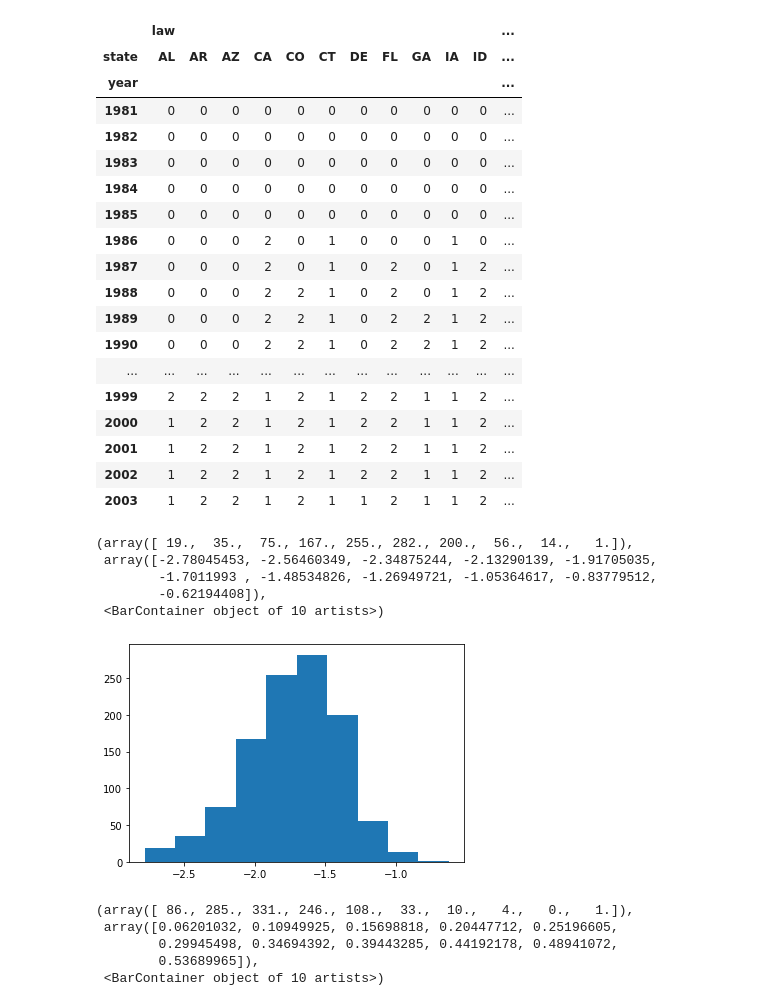
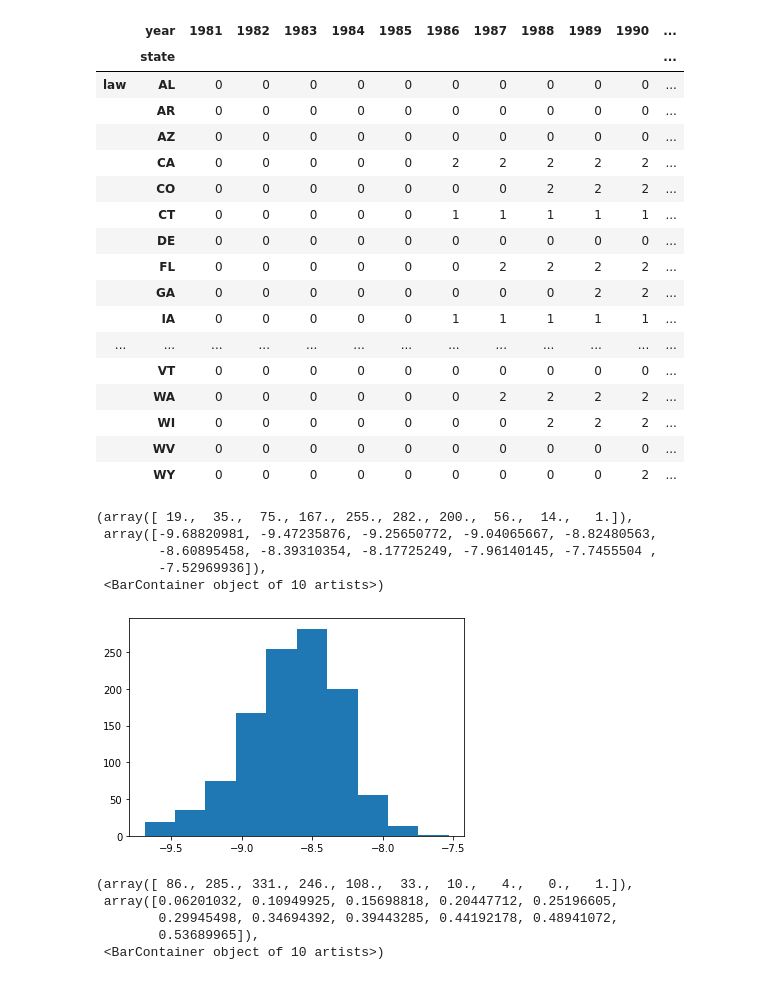
Before and after one commit to yazenkk/ARE213_Fall2023, a Jupyter notebook: PSet 2/Python/ARE213 PSet2 Question1.ipynb, the cells around one changed output. Drawn from its saved outputs; the diff is of its cells as text; code cells hidden in the pictures.

Commit message:
new graphs

```diff
--- a/PSet 2/Python/ARE213 PSet2 Question1.ipynb
+++ b/PSet 2/Python/ARE213 PSet2 Question1.ipynb
@@ -68,5 +71,6 @@ years.style.applymap(even_number_background)
 # %%
 years_sec = data.pivot(index = 'year', columns = ['state'], values = ['law'])
+years_sec = years_sec.transpose()
 
 def even_number_background(cell_value):
 
@@ -87,35 +91,34 @@ years_sec.style.applymap(even_number_background)
 
 #years.head(50)
 # %% [output]
-|  | law |  |  |  |  |  |  |  |  |  |  | ... |
-| state | AL | AR | AZ | CA | CO | CT | DE | FL | GA | IA | ID | ... |
-| year |  |  |  |  |  |  |  |  |  |  |  | ... |
-| 1981 | 0 | 0 | 0 | 0 | 0 | 0 | 0 | 0 | 0 | 0 | 0 | ... |
-| 1982 | 0 | 0 | 0 | 0 | 0 | 0 | 0 | 0 | 0 | 0 | 0 | ... |
-| 1983 | 0 | 0 | 0 | 0 | 0 | 0 | 0 | 0 | 0 | 0 | 0 | ... |
-| 1984 | 0 | 0 | 0 | 0 | 0 | 0 | 0 | 0 | 0 | 0 | 0 | ... |
-| 1985 | 0 | 0 | 0 | 0 | 0 | 0 | 0 | 0 | 0 | 0 | 0 | ... |
-| 1986 | 0 | 0 | 0 | 2 | 0 | 1 | 0 | 0 | 0 | 1 | 0 | ... |
-| 1987 | 0 | 0 | 0 | 2 | 0 | 1 | 0 | 2 | 0 | 1 | 2 | ... |
-| 1988 | 0 | 0 | 0 | 2 | 2 | 1 | 0 | 2 | 0 | 1 | 2 | ... |
-| 1989 | 0 | 0 | 0 | 2 | 2 | 1 | 0 | 2 | 2 | 1 | 2 | ... |
-| 1990 | 0 | 0 | 0 | 2 | 2 | 1 | 0 | 2 | 2 | 1 | 2 | ... |
+|  | year | 1981 | 1982 | 1983 | 1984 | 1985 | 1986 | 1987 | 1988 | 1989 | 1990 | ... |
+|  | state |  |  |  |  |  |  |  |  |  |  | ... |
+| law | AL | 0 | 0 | 0 | 0 | 0 | 0 | 0 | 0 | 0 | 0 | ... |
+|  | AR | 0 | 0 | 0 | 0 | 0 | 0 | 0 | 0 | 0 | 0 | ... |
+|  | AZ | 0 | 0 | 0 | 0 | 0 | 0 | 0 | 0 | 0 | 0 | ... |
+|  | CA | 0 | 0 | 0 | 0 | 0 | 2 | 2 | 2 | 2 | 2 | ... |
+|  | CO | 0 | 0 | 0 | 0 | 0 | 0 | 0 | 2 | 2 | 2 | ... |
+|  | CT | 0 | 0 | 0 | 0 | 0 | 1 | 1 | 1 | 1 | 1 | ... |
+|  | DE | 0 | 0 | 0 | 0 | 0 | 0 | 0 | 0 | 0 | 0 | ... |
+|  | FL | 0 | 0 | 0 | 0 | 0 | 0 | 2 | 2 | 2 | 2 | ... |
+|  | GA | 0 | 0 | 0 | 0 | 0 | 0 | 0 | 0 | 2 | 2 | ... |
+|  | IA | 0 | 0 | 0 | 0 | 0 | 1 | 1 | 1 | 1 | 1 | ... |
 | ... | ... | ... | ... | ... | ... | ... | ... | ... | ... | ... | ... | ... |
-| 1999 | 2 | 2 | 2 | 1 | 2 | 1 | 2 | 2 | 1 | 1 | 2 | ... |
-| 2000 | 1 | 2 | 2 | 1 | 2 | 1 | 2 | 2 | 1 | 1 | 2 | ... |
-| 2001 | 1 | 2 | 2 | 1 | 2 | 1 | 2 | 2 | 1 | 1 | 2 | ... |
-| 2002 | 1 | 2 | 2 | 1 | 2 | 1 | 2 | 2 | 1 | 1 | 2 | ... |
-| 2003 | 1 | 2 | 2 | 1 | 2 | 1 | 1 | 2 | 1 | 1 | 2 | ... |
+|  | VT | 0 | 0 | 0 | 0 | 0 | 0 | 0 | 0 | 0 | 0 | ... |
+|  | WA | 0 | 0 | 0 | 0 | 0 | 0 | 2 | 2 | 2 | 2 | ... |
+|  | WI | 0 | 0 | 0 | 0 | 0 | 0 | 0 | 2 | 2 | 2 | ... |
+|  | WV | 0 | 0 | 0 | 0 | 0 | 0 | 0 | 0 | 0 | 0 | ... |
+|  | WY | 0 | 0 | 0 | 0 | 0 | 0 | 0 | 0 | 0 | 2 | ... |
 # %%
-data['log_fatal_per_cap_1000'] = np.log(data['fatalities']/data['population'])
-plt.hist(data['log_fatal_per_cap_1000'])
+data['log_fatal_per_cap'] = np.log(data['fatalities']/(data['population']*1000))
+plt.hist(data['log_fatal_per_cap'])
 # %% [output]
 (array([ 19.,  35.,  75., 167., 255., 282., 200.,  56.,  14.,   1.]),
- array([-2.78045453, -2.56460349, -2.34875244, -2.13290139, -1.91705035,
-        -1.7011993 , -1.48534826, -1.26949721, -1.05364617, -0.83779512,
-        -0.62194408]),
+ array([-9.68820981, -9.47235876, -9.25650772, -9.04065667, -8.82480563,
+        -8.60895458, -8.39310354, -8.17725249, -7.96140145, -7.7455504 ,
+        -7.52969936]),
  <BarContainer object of 10 artists>)
-[figure, old version]
+[figure, new version]
 # %%
 data['fatal_per_cap_1000'] = data['fatalities']/data['population']
 plt.hist(data['fatal_per_cap_1000'])
```
Also changed, not shown: parts of 15 cells of this notebook.
